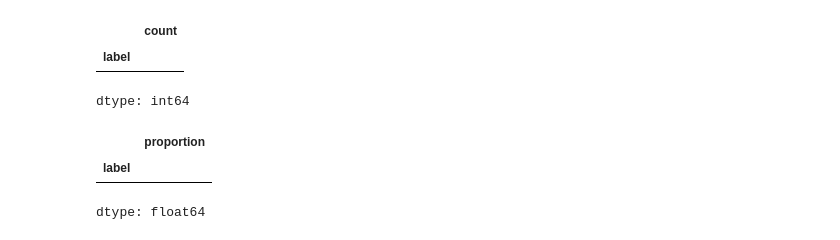
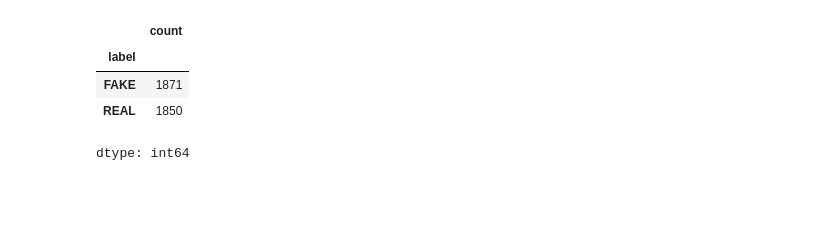
Before and after one commit to MohamedmuhsinJ/CSVFileReading, a Jupyter notebook: 02. Working with Text Data/5. Case Study - Email Spam Filtering/old_email_spam_filtering_w2v_glove_bert.ipynb, the cells around one changed output. Drawn from its saved outputs; the diff is of its cells as text; code cells hidden in the pictures; blank space fills up the shorter version.

```diff
--- a/02. Working with Text Data/5. Case Study - Email Spam Filtering/old_email_spam_filtering_w2v_glove_bert.ipynb
+++ b/02. Working with Text Data/5. Case Study - Email Spam Filtering/old_email_spam_filtering_w2v_glove_bert.ipynb
@@ -52,0 +6,6 @@ df.shape
+# %%
+import pandas as pd
+import numpy as np
+data = pd.read_csv("/content/new_newsdesk.csv")
+# %%
+data = data.dropna(how = 'any', axis = 0)
@@ -53,12 +19,8 @@ df.shape
 # %%
-df['label'].value_counts()
+data.label.value_counts()
 # %% [output]
 |  | count |
 | label |  |
+| FAKE | 1871 |
+| REAL | 1850 |
 dtype: int64
-# %%
-df['label'].value_counts(normalize=True)
-# %% [output]
-|  | proportion |
-| label |  |
-dtype: float64
```
Also changed, not shown: parts of 217 cells of this notebook.
